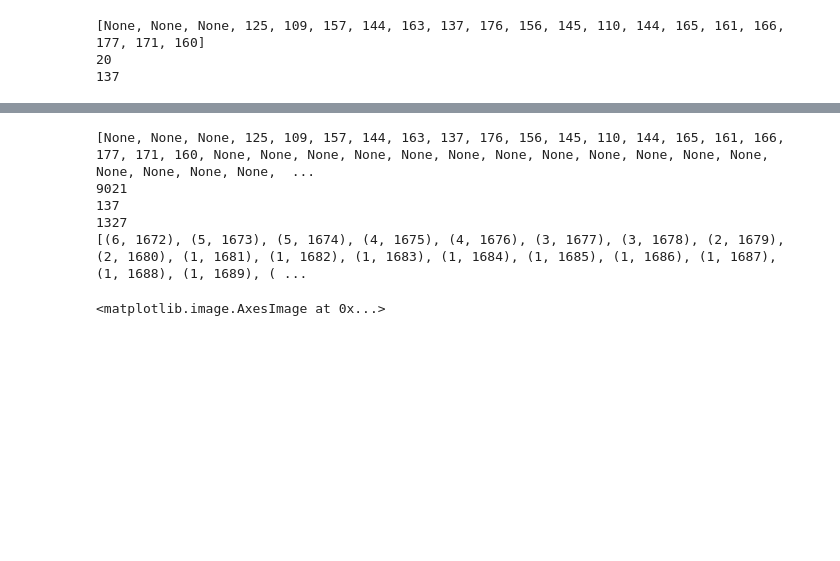
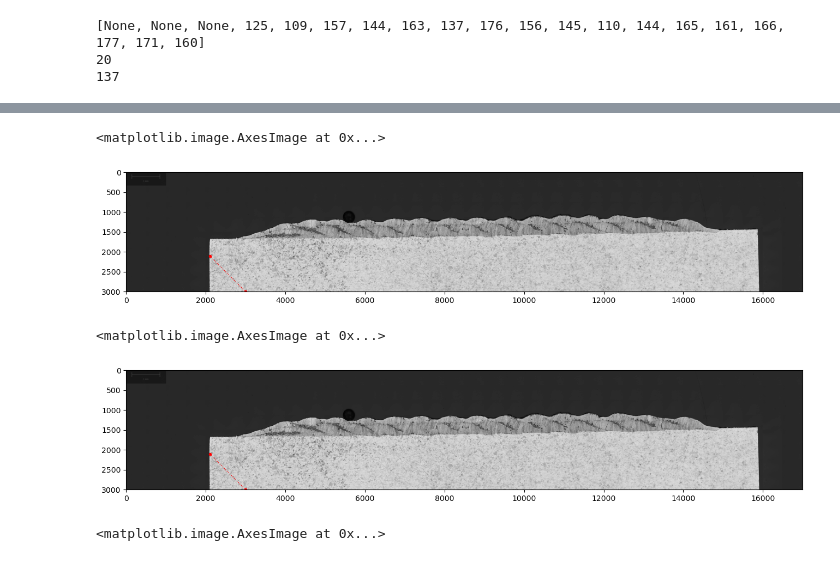
Before and after one commit to arshanabbas/Code-FabianTask3, a Jupyter notebook: test.ipynb, the cells around one changed output, grey strips where cells are left out. Drawn from its saved outputs; the diff is of its cells as text; code cells hidden in the pictures; blank space fills up the shorter version.

```diff
--- a/test.ipynb
+++ b/test.ipynb
@@ -179,3 +214,34 @@ print(num_selected_values) #print 3
+# %%
+image = cv2.cvtColor(image_original, cv2.COLOR_BGR2GRAY)
+
+coordinates = []
+
+for y, row in enumerate(selected_portion1):
+    found = False
+    for x, value in enumerate(row):
+        if value > threshold:
+            first_values.append(value)
+            coordinates.append((x, y))
+            found = True
+            break
+    if not found:
+        first_values.append(None)
+        coordinates.append(None)
+
+#select only values which are not None
+coordinates = [coord for coord in coordinates if coord is not None]
+
+'''for coord in coordinates:
+    x, y = coord
+    cv2.line(image, (x, y), (x, y), (255, 0, 0), thickness=3)  # Draw a line at the coordinate'''
+
+x, y = coord
+fig = plt.figure(figsize=(16, 12))  # Adjust the numbers as needed
+plt.plot([x, y], [x, y], marker='.', linestyle=':', linewidth=1, color='red')
+plt.imshow(image, cmap='gray')
+# %% [output]
+<matplotlib.image.AxesImage at 0x...>
+[figure, added]
 # %%
 image = cv2.cvtColor(image_original, cv2.COLOR_BGR2GRAY)
 
@@ -184,6 +250,8 @@ y_start, y_end = 1, -1
 
 selected_portion2= image[y_start:y_end, x_start:x_end]
 # %%
+image = cv2.cvtColor(image_original, cv2.COLOR_BGR2GRAY)
+
 coordinates = []
 
 for y, row in enumerate(image):
@@ -198,26 +266,20 @@ for y, row in enumerate(image):
         first_values.append(None)
         coordinates.append(None)
 
-print(first_values) #print 1
-
 #select only values which are not None
 coordinates = [coord for coord in coordinates if coord is not None]
 
-num_first_values = len(first_values)
-print(num_first_values) #print 2
+'''for coord in coordinates:
+    x, y = coord
+    cv2.line(image, (x, y), (x, y), (255, 0, 0), thickness=3)  # Draw a line at the coordinate'''
 
-num_selected_values = len(selected_values1)
-print(num_selected_values) #print 3
-
-num_coordinates_count = len(coordinates)
-print(num_coordinates_count) #print 4
-print(coordinates)
+x, y = coord
+fig = plt.figure(figsize=(16, 12))  # Adjust the numbers as needed
+plt.plot([x, y], [x, y], marker='.', linestyle=':', linewidth=1, color='red')
+plt.imshow(image, cmap='gray')
 # %% [output]
-[None, None, None, 125, 109, 157, 144, 163, 137, 176, 156, 145, 110, 144, 165, 161, 166, 177, 171, 160, None, None, None, None, None, None, None, None, None, None, None, None, None, None, None, None,  ...
-9021
-137
-1327
-[(6, 1672), (5, 1673), (5, 1674), (4, 1675), (4, 1676), (3, 1677), (3, 1678), (2, 1679), (2, 1680), (1, 1681), (1, 1682), (1, 1683), (1, 1684), (1, 1685), (1, 1686), (1, 1687), (1, 1688), (1, 1689), ( ...
+<matplotlib.image.AxesImage at 0x...>
+[figure, added]
 # %%
 image = cv2.cvtColor(image_original, cv2.COLOR_BGR2GRAY)
 
```
Also changed, not shown: parts of 1 cell of this notebook.
